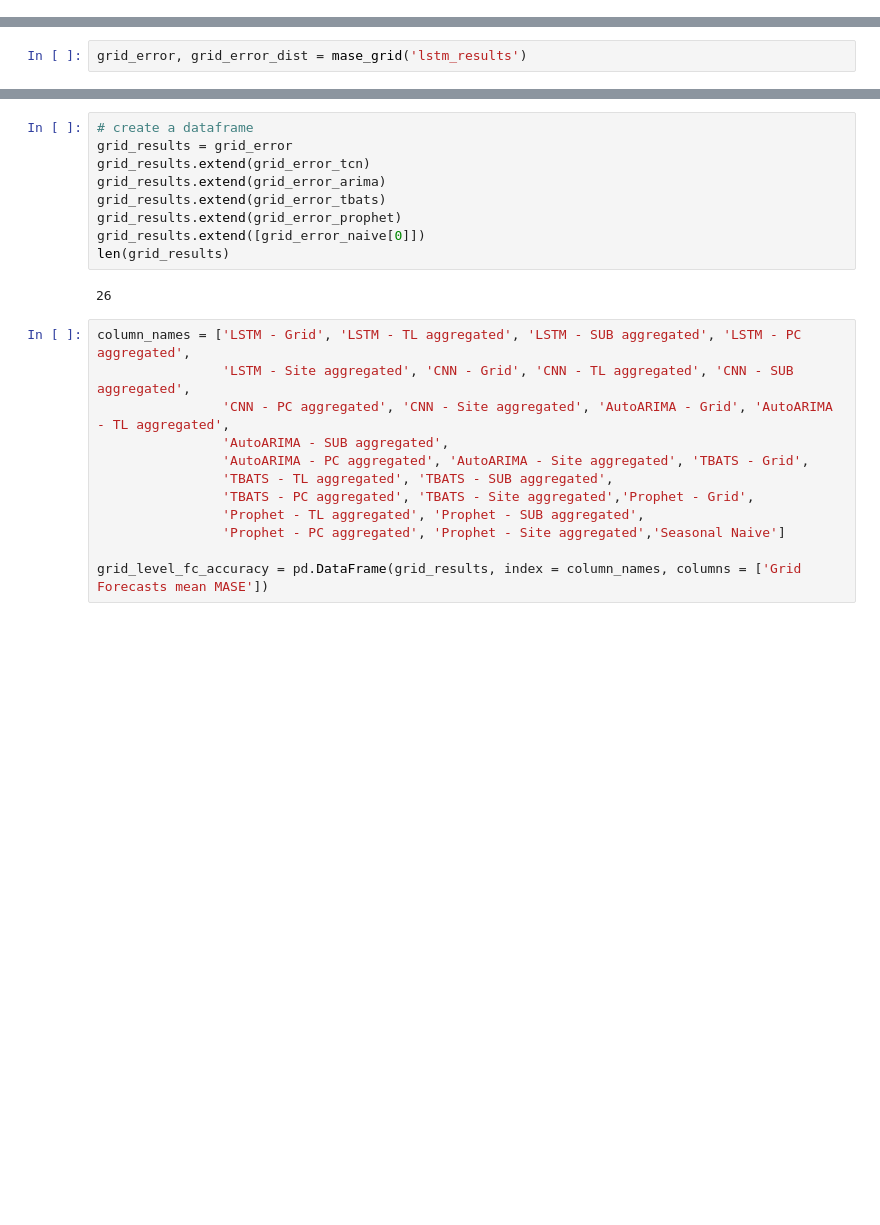
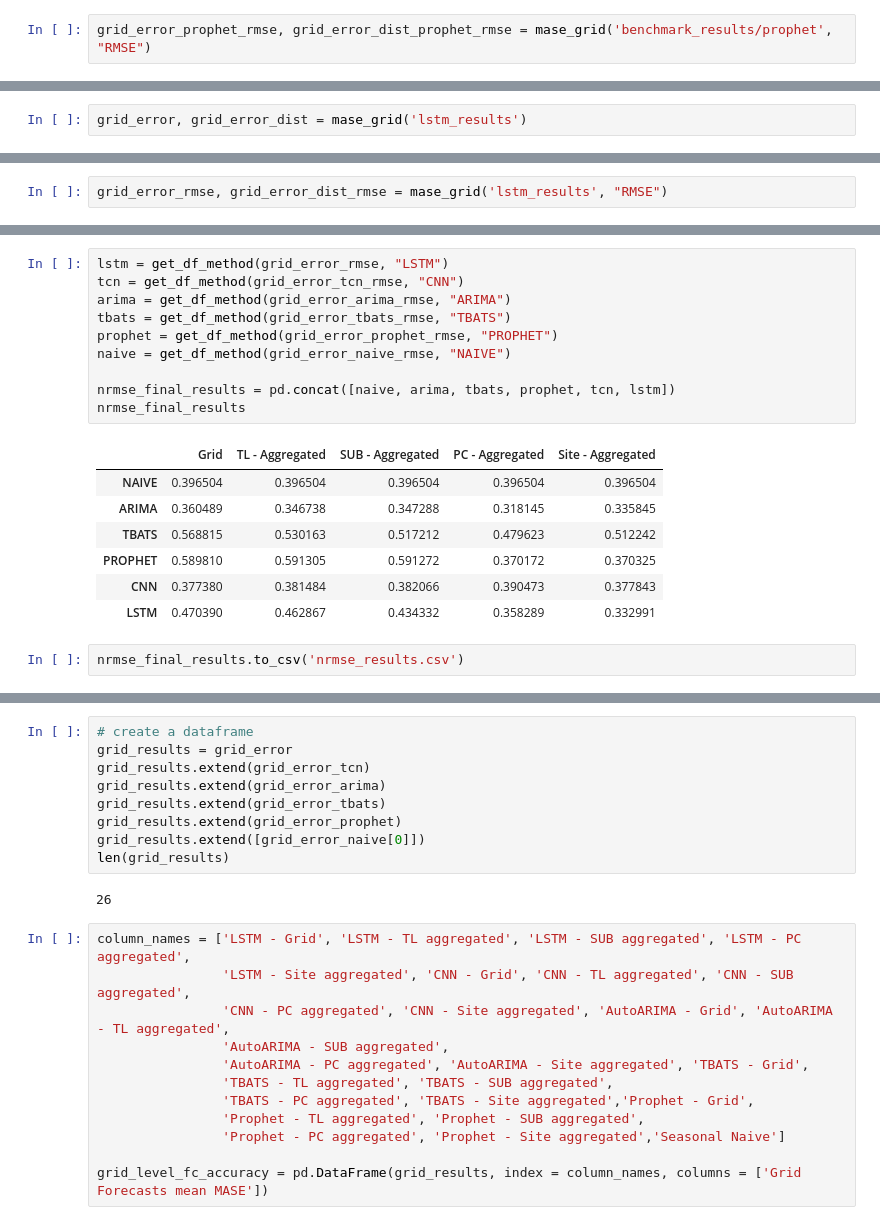
Before and after one commit to ManeeshaPerera/HTCNN-Forecasting, a Jupyter notebook: notebooks/dnn-results-comparison.ipynb, the cells around one changed output, grey strips where cells are left out. Cells and saved outputs as stored; diff of their text form; blank space fills up the shorter version.

```diff
--- a/notebooks/dnn-results-comparison.ipynb
+++ b/notebooks/dnn-results-comparison.ipynb
@@ -256,0 +299,2 @@ grid_error_prophet
+# %%
+grid_error_prophet_rmse, grid_error_dist_prophet_rmse = mase_grid('benchmark_results/prophet', "RMSE")
@@ -267 +329,3 @@ grid_error
+# %%
+grid_error_rmse, grid_error_dist_rmse = mase_grid('lstm_results', "RMSE")
 # %%
@@ -286,0 +378,20 @@ grid_error_tcn
+# %%
+lstm = get_df_method(grid_error_rmse, "LSTM")
+tcn = get_df_method(grid_error_tcn_rmse, "CNN")
+arima = get_df_method(grid_error_arima_rmse, "ARIMA")
+tbats = get_df_method(grid_error_tbats_rmse, "TBATS")
+prophet = get_df_method(grid_error_prophet_rmse, "PROPHET")
+naive = get_df_method(grid_error_naive_rmse, "NAIVE")
+
+nrmse_final_results = pd.concat([naive, arima, tbats, prophet, tcn, lstm])
+nrmse_final_results
+# %% [output]
+|  | Grid | TL - Aggregated | SUB - Aggregated | PC - Aggregated | Site - Aggregated |
+| NAIVE | 0.396504 | 0.396504 | 0.396504 | 0.396504 | 0.396504 |
+| ARIMA | 0.360489 | 0.346738 | 0.347288 | 0.318145 | 0.335845 |
+| TBATS | 0.568815 | 0.530163 | 0.517212 | 0.479623 | 0.512242 |
+| PROPHET | 0.589810 | 0.591305 | 0.591272 | 0.370172 | 0.370325 |
+| CNN | 0.377380 | 0.381484 | 0.382066 | 0.390473 | 0.377843 |
+| LSTM | 0.470390 | 0.462867 | 0.434332 | 0.358289 | 0.332991 |
+# %%
+nrmse_final_results.to_csv('nrmse_results.csv')
```
Also changed, not shown: parts of 43 cells of this notebook, 7 other files.
